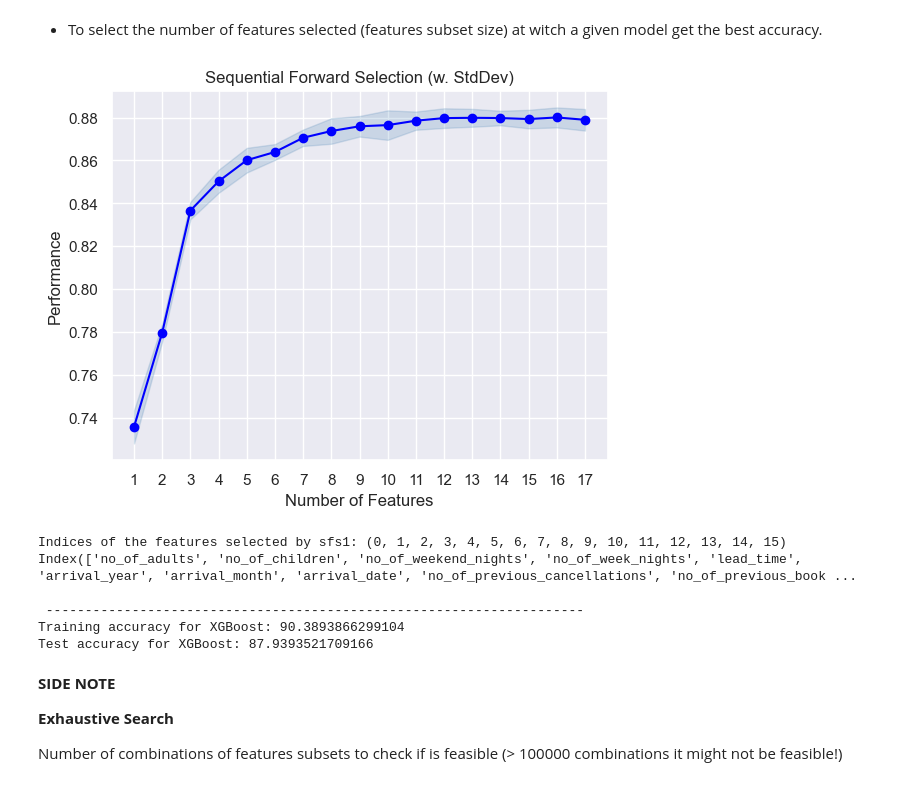
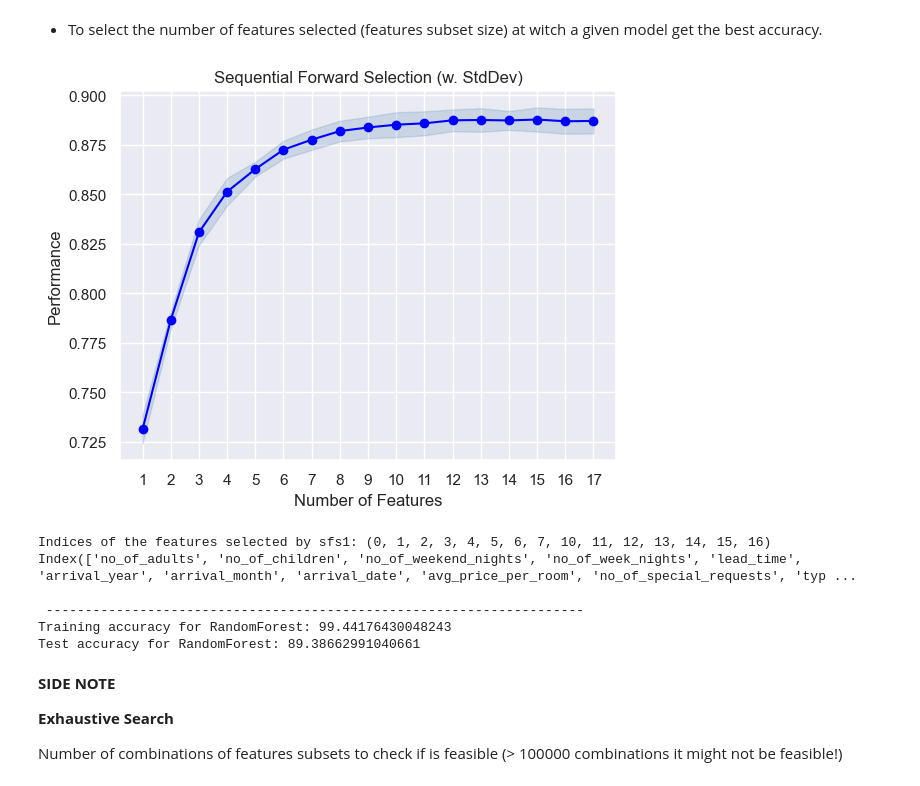
Before and after one commit to luthien4/Playground, a Jupyter notebook: Projects/Hotel Cancellations/Hotel_PrepModl.ipynb, the cells around one changed output. Saved outputs shown, nothing was run; the diff lists cells and outputs as text; code cells hidden in the pictures.

```diff
--- a/Projects/Hotel Cancellations/Hotel_PrepModl.ipynb
+++ b/Projects/Hotel Cancellations/Hotel_PrepModl.ipynb
@@ -1026,19 +1028,19 @@ grid.best_estimator_.score(X_test, Y_test_encoded)
 # %%
 # For reference full feature set
 
-# Create the pipeline with KNN  with the optimal number of neighbors
-pipe_knn = Pipeline([('sampler', sampler),
-                     ('KNN', KNeighborsClassifier(n_neighbors = 1))])
+# Create the pipeline with RandomForest  with the optimal number of neighbors
+pipe_rf = Pipeline([('sampler', sampler),
+                    ('RandomForest', RandomForestClassifier(random_state = 42))])
 
 # Fit the model with the train data
-pipe_knn.fit(X_train, Y_train_encoded)
+pipe_rf.fit(X_train, Y_train_encoded)
 
 # Accuracy Score with the test data
-pipe_knn.score(X_test, Y_test_encoded)
+pipe_rf.score(X_test, Y_test_encoded)
 
 # ---------------------------------------------------------
 print('\n ---------------------------------------------------------------------')
-print("Training accuracy for {}: {}".format('KNN', np.mean(pipe_knn.predict(X_train) == Y_train_encoded)*100))
-print ('Test accuracy for {}: {}'.format('KNN', np.mean(pipe_knn.predict(X_test) == Y_test_encoded)*100))
+print("Training accuracy for {}: {}".format('RandomForest', np.mean(pipe_rf.predict(X_train) == Y_train_encoded)*100))
+print ('Test accuracy for {}: {}'.format('RandomForest', np.mean(pipe_rf.predict(X_test) == Y_test_encoded)*100))
 # %% [output]
  ---------------------------------------------------------------------
@@ -1180,7 +1186,7 @@ So far I experimented with:
 
 from mlxtend.feature_selection import SequentialFeatureSelector as SFS
 
-sfs1 = SFS(pipe_xgb,
+sfs1 = SFS(pipe_rf,
            k_features = 15,                     # <------- Number of features to select by SFS
            forward = True,                      # <------- Forward selection
            floating = False,                    # <------- No floating
@@ -1224,10 +1230,10 @@ Index(['no_of_adults', 'no_of_children', 'no_of_weekend_nights', 'no_of_week_nig
 X_train_select = sfs1.transform(X_train)
 X_test_select = sfs1.transform(X_test)
 
-pipe_xgb.fit(X_train_select, Y_train_encoded)
+pipe_rf.fit(X_train_select, Y_train_encoded)
 
 print('\n ---------------------------------------------------------------------')
-print("Training accuracy for {}: {}".format('XGBoost', np.mean(pipe_xgb.predict(X_train_select) == Y_train_encoded)*100))
-print ('Test accuracy for {}: {}'.format('XGBoost', np.mean(pipe_xgb.predict(X_test_select) == Y_test_encoded)*100))
+print("Training accuracy for {}: {}".format('RandomForest', np.mean(pipe_rf.predict(X_train_select) == Y_train_encoded)*100))
+print ('Test accuracy for {}: {}'.format('RandomForest', np.mean(pipe_rf.predict(X_test_select) == Y_test_encoded)*100))
 # %% [output]
  ---------------------------------------------------------------------
@@ -1277,7 +1283,7 @@ plt.show()
 # %%
 # Instantiate the model and fit it to the train data
 
-sfs1 = SFS(pipe_xgb,
+sfs1 = SFS(pipe_rf,
            k_features = 'best',          # <--------- or (1, 13) and then select by hand
            forward = True,
            floating = False,
@@ -1290,36 +1296,36 @@ sfs1 = sfs1.fit(X_train, Y_train_encoded)
 # %%
 # Plot
 metric_dict = sfs1.get_metric_dict(confidence_interval = 0.95)
 
 fig1 = plot_sfs(metric_dict, kind = 'std_dev')
 
 plt.title('Sequential Forward Selection (w. StdDev)')
 plt.show()
 
 # Indices of the features selected by sfs1
 print('Indices of the features selected by sfs1:', sfs1.k_feature_idx_)
 
 # See the features names if I fit the model with pandas DataFrame
 print(df_clean.columns[list(sfs1.k_feature_idx_)])
 
 # ------------------------------------------------------------------------
 # Accuracy for the model using features selected by sfs1
 X_train_select = sfs1.transform(X_train)
 X_test_select = sfs1.transform(X_test)
 
-pipe_xgb.fit(X_train_select, Y_train_encoded)
+pipe_rf.fit(X_train_select, Y_train_encoded)
 
 print('\n ---------------------------------------------------------------------')
-print("Training accuracy for {}: {}".format('XGBoost', np.mean(pipe_xgb.predict(X_train_select) == Y_train_encoded)*100))
-print ('Test accuracy for {}: {}'.format('XGBoost', np.mean(pipe_xgb.predict(X_test_select) == Y_test_encoded)*100))
+print("Training accuracy for {}: {}".format('RandomForest', np.mean(pipe_rf.predict(X_train_select) == Y_train_encoded)*100))
+print ('Test accuracy for {}: {}'.format('RandomForest', np.mean(pipe_rf.predict(X_test_select) == Y_test_encoded)*100))
 # %% [output]
-[figure, old version]
+[figure, new version]
-Indices of the features selected by sfs1: (0, 1, 2, 3, 4, 5, 6, 7, 8, 9, 10, 11, 12, 13, 14, 15)
-Index(['no_of_adults', 'no_of_children', 'no_of_weekend_nights', 'no_of_week_nights', 'lead_time', 'arrival_year', 'arrival_month', 'arrival_date', 'no_of_previous_cancellations', 'no_of_previous_book ...
+Indices of the features selected by sfs1: (0, 1, 2, 3, 4, 5, 6, 7, 10, 11, 12, 13, 14, 15, 16)
+Index(['no_of_adults', 'no_of_children', 'no_of_weekend_nights', 'no_of_week_nights', 'lead_time', 'arrival_year', 'arrival_month', 'arrival_date', 'avg_price_per_room', 'no_of_special_requests', 'typ ...
 
  ---------------------------------------------------------------------
-Training accuracy for XGBoost: 90.3893866299104
-Test accuracy for XGBoost: 87.9393521709166
+Training accuracy for RandomForest: 99.44176430048243
+Test accuracy for RandomForest: 89.38662991040661
 # %% [markdown]
 **SIDE NOTE**
 
```
Also changed, not shown: parts of 35 cells of this notebook.
